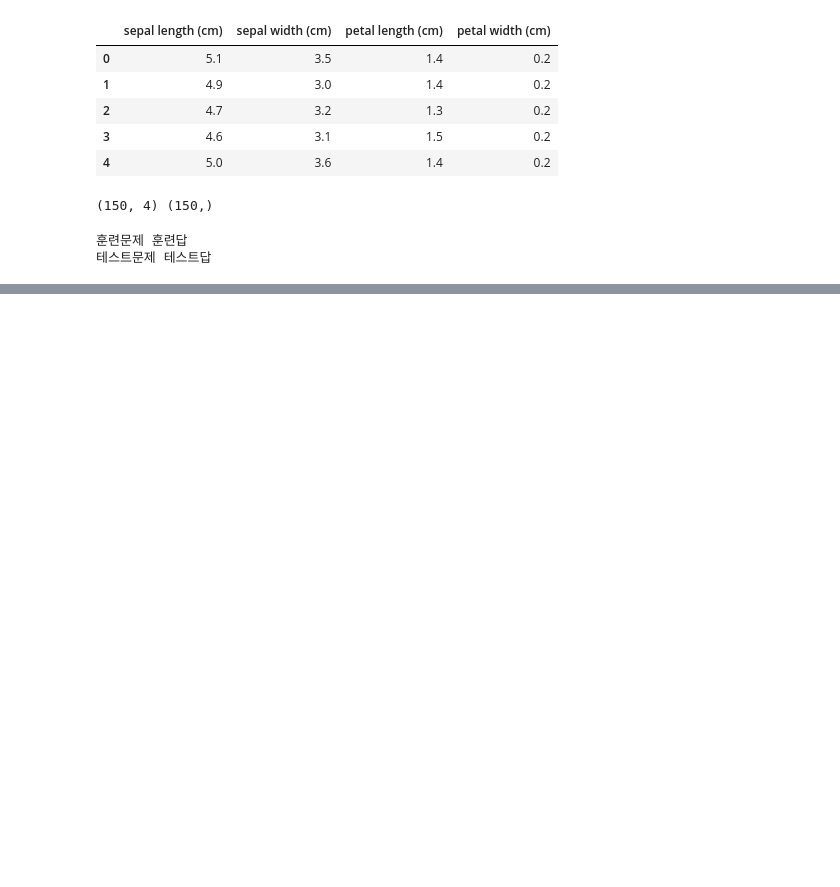
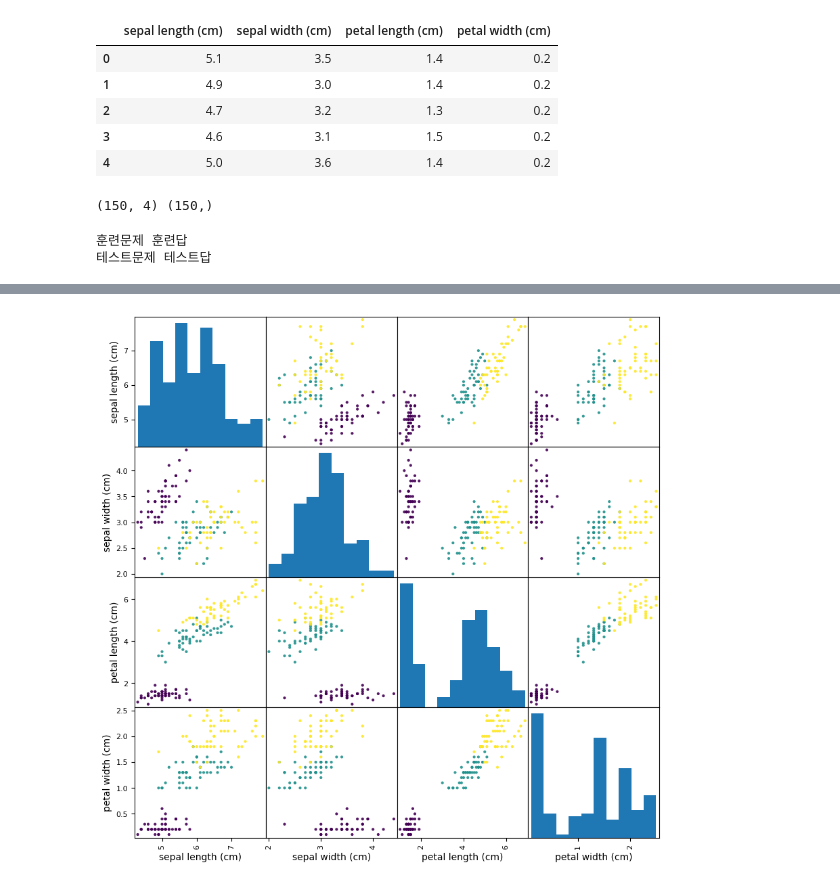
Before and after one commit to Hyerim-Ryu/Python, a Jupyter notebook: Machine Learning/ex03_iris_knn분류실습.ipynb, the cells around one changed output, grey strips where cells are left out. Drawn from its saved outputs; the diff is of its cells as text; code cells hidden in the pictures; blank space fills up the shorter version.

```diff
--- a/Machine Learning/ex03_iris_knn분류실습.ipynb
+++ b/Machine Learning/ex03_iris_knn분류실습.ipynb
@@ -191,0 +220,7 @@ X_train
+# %%
+# 산점도 행렬 (scatterplot matrix) : 한꺼번에 특성 간 관계를 일목요연하게 확인
+pd.plotting.scatter_matrix(iris_df, figsize =(10,10), c = y, alpha = 0.9)
+plt.show()
+# 꽃잎의 길이, 너비 컬럼이 품종을 분류하는데 많은 영향을 주고 있음
+# %% [output]
+[figure, added]
```
Also changed, not shown: parts of 19 cells of this notebook, 3 other files.
